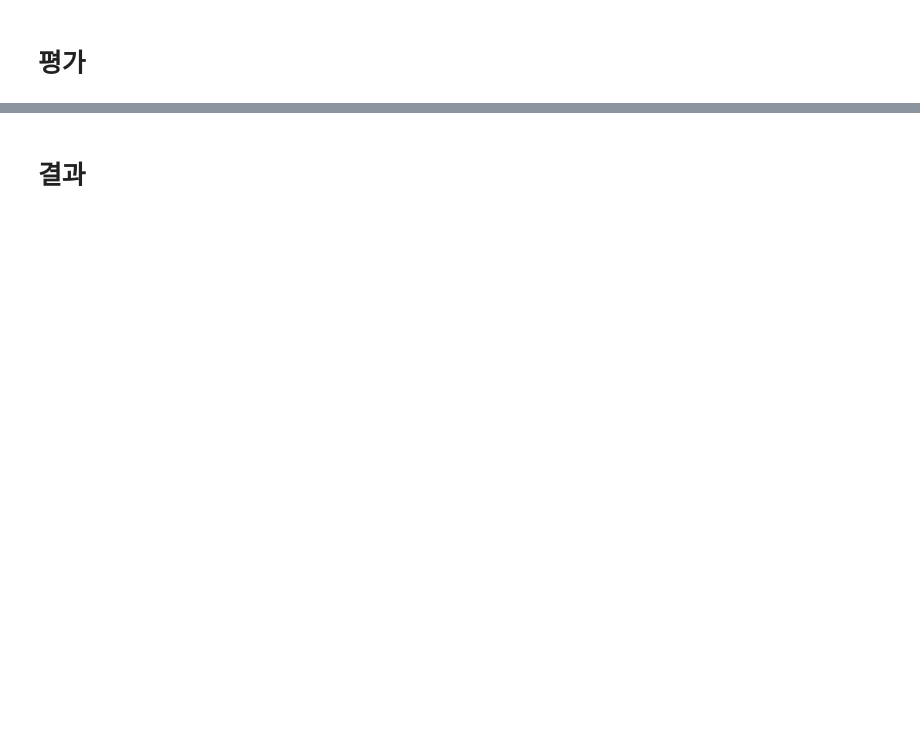
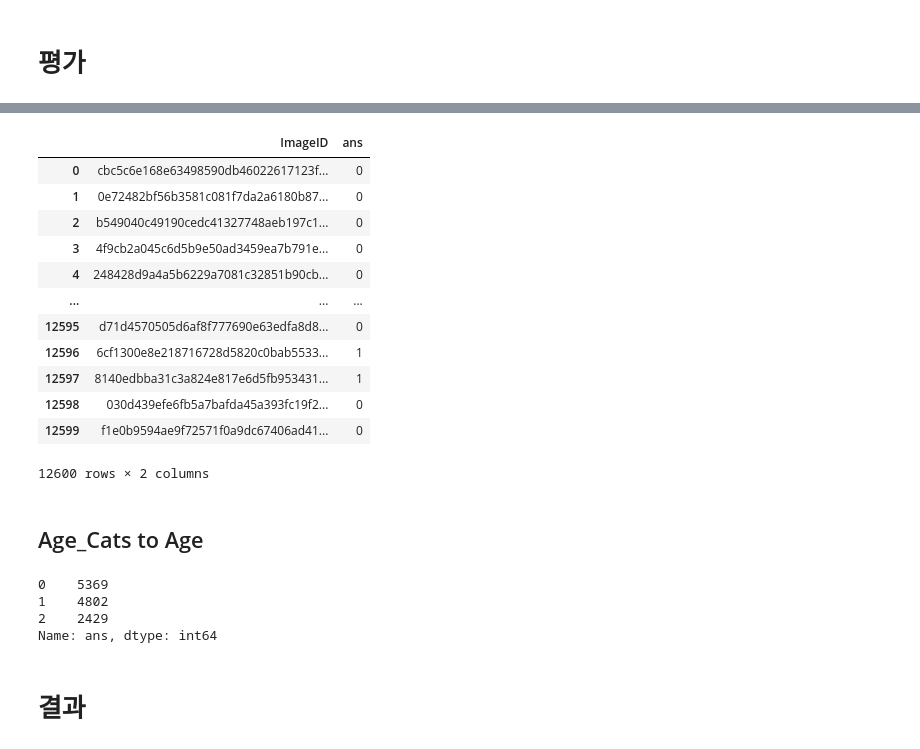
Before and after one commit to boostcampaitech3/level1-image-classification-level1-recsys-13, a Jupyter notebook: SeungTai/20220226_ML_Pipline_oversampling.ipynb, the cells around one changed output, grey strips where cells are left out. Drawn from its saved outputs; the diff is of its cells as text; code cells hidden in the pictures; blank space fills up the shorter version.

```diff
--- a/SeungTai/20220226_ML_Pipline_oversampling.ipynb
+++ b/SeungTai/20220226_ML_Pipline_oversampling.ipynb
@@ -596,22 +605,19 @@ transform_list = [
     transforms.Compose([
 #     Resize(image_size, Image.BILINEAR),
     transforms.ToTensor(),
-    transforms.CenterCrop(config.crop_size),
+#     transforms.CenterCrop(config.crop_size),
     transforms.Normalize(mean=config.image_normal_mean, std=config.image_normal_std),
-    transforms.Grayscale(num_output_channels=3),
+#     transforms.Grayscale(num_output_channels=3),
 ]),
 
     transforms.Compose([
-    transforms.GaussianBlur(config.blur_kernel_size),
-]),
+    transforms.RandomApply(transforms = [transforms.ColorJitter(brightness=.5, hue=.3)], p = config.transform_p),
+    transforms.RandomApply(transforms = [transforms.GaussianBlur(kernel_size = config.blur_kernel_size, sigma = config.blur_sigma)], p = config.transform_p),
+    transforms.RandomApply(transforms = [transforms.RandomRotation(config.rotation)], p = config.transform_p),
+    transforms.RandomHorizontalFlip(p = config.transform_p),
+    transforms.RandomApply(transforms = [transforms.Grayscale(num_output_channels=3)], p = config.transform_p),
+])
 
-    transforms.Compose([
-    transforms.ColorJitter(brightness = config.brightness),
-]),
-
-    transforms.Compose([
-    transforms.RandomRotation(config.rotation),
-]),
 
 ]
 
@@ -675,13 +681,12 @@ for fold_num in range(1, config.oof + 1):
     # 이 부분에 클래스가 적은 데이터 증강 함수 추가
     ########################################3
 
-    unsampling_set = transform_setting(trn_df, sampling_list = config.sampling_list,
-                                       transform_count = transform_count)
+    unsampling_set = transform_setting(trn_df, sampling_list = config.sampling_list)
 
-    sampling_set = over_sampling(trn_df, sampling_list = config.sampling_list,
-                                 transform_count = transform_count)
+    sampling_set = over_sampling(trn_df, sampling_list = config.sampling_list, sampling_count_dict = config.sampling_count)
 
     trn_df = pd.concat([unsampling_set, sampling_set], ignore_index=True)
+
 
     # 배치 단위 데이터 생성 부분
     #########################
@@ -827,7 +830,7 @@ real_labels = []
 pred_labels = []
 idx_li = []
 
-for fold_num in range(1, config.oof + 1):
+for fold_num in tqdm(range(1, config.oof + 1)):
     fold_start_time = time.time()
 
     # val
@@ -883,3 +900,21 @@ submission_label_oof
+# %%
+submission
+# %% [output]
+|  | ImageID | ans |
+| 0 | cbc5c6e168e63498590db46022617123f... | 0 |
+| 1 | 0e72482bf56b3581c081f7da2a6180b87... | 0 |
+| 2 | b549040c49190cedc41327748aeb197c1... | 0 |
+| 3 | 4f9cb2a045c6d5b9e50ad3459ea7b791e... | 0 |
+| 4 | 248428d9a4a5b6229a7081c32851b90cb... | 0 |
+| ... | ... | ... |
+| 12595 | d71d4570505d6af8f777690e63edfa8d8... | 0 |
+| 12596 | 6cf1300e8e218716728d5820c0bab5533... | 1 |
+| 12597 | 8140edbba31c3a824e817e6d5fb953431... | 1 |
+| 12598 | 030d439efe6fb5a7bafda45a393fc19f2... | 0 |
+| 12599 | f1e0b9594ae9f72571f0a9dc67406ad41... | 0 |
+12600 rows × 2 columns
+# %% [markdown]
+## Age_Cats to Age
 # %%
 # submission age target 변경
 def age_cats_to_target(x):
@@ -888,6 +923,13 @@ def age_cats_to_target(x):
     else: return 2
 # %%
 submission['ans'] = submission['ans'].apply(age_cats_to_target)
+# %%
+submission['ans'].value_counts()
+# %% [output]
+0    5369
+1    4802
+2    2429
+Name: ans, dtype: int64
 # %% [markdown]
 # 결과
 # %%
```
Also changed, not shown: parts of 8 cells of this notebook.
